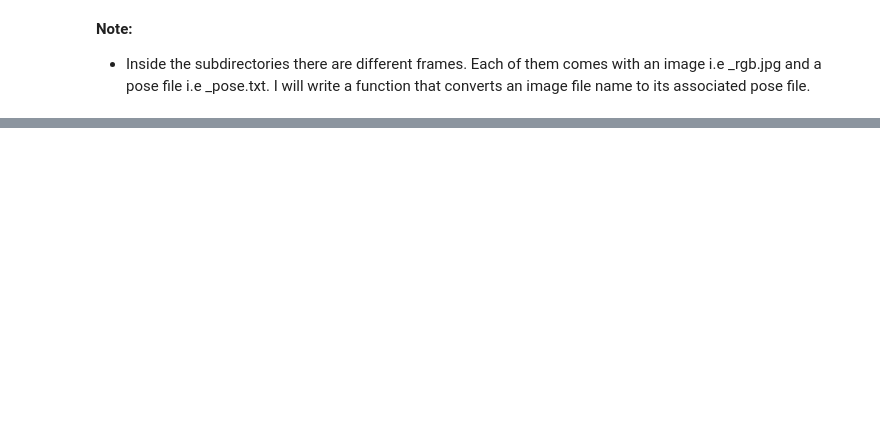
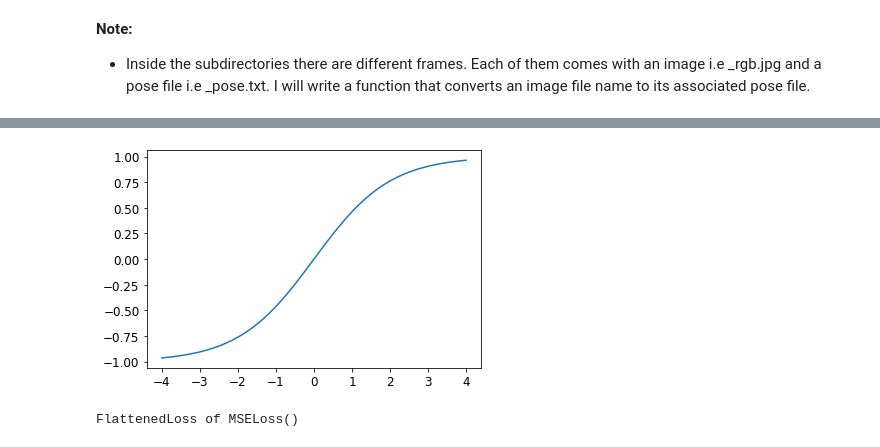
Before and after one commit to ThinamXx/Fastai, a Jupyter notebook: 5. MultilabelClassification Regression/Regression.ipynb, the cells around one changed output, grey strips where cells are left out. Saved outputs shown, nothing was run; the diff lists cells and outputs as text; code cells hidden in the pictures; blank space fills up the shorter version.

```diff
--- a/5. MultilabelClassification Regression/Regression.ipynb
+++ b/5. MultilabelClassification Regression/Regression.ipynb
@@ -47,0 +99,15 @@ Path('/root/.fastai/data/biwi_head_pose/11/frame_00510_pose.txt')
+# %%
+#@ DEFINING SIGMOID RANGE FUNCTION:
+def sigmoid_range(x, lo, hi):                           # Defining the Function.
+    return torch.sigmoid(x) * (hi - lo) + lo            # Implementation of Sigmoid and Range.
+# %%
+#@ INSPECTING SIGMOID RANGE FUNCTION:
+plot_function(partial(sigmoid_range, lo=-1, hi=1),
+              min=-4, max=4)                            # Inspecting the Function.
+# %% [output]
+[figure, added]
+# %%
+#@ INSPECTING DEFAULT LOSS FUNCTION:
+dls.loss_func
+# %% [output]
+FlattenedLoss of MSELoss()
```
Also changed, not shown: parts of 16 cells of this notebook.
